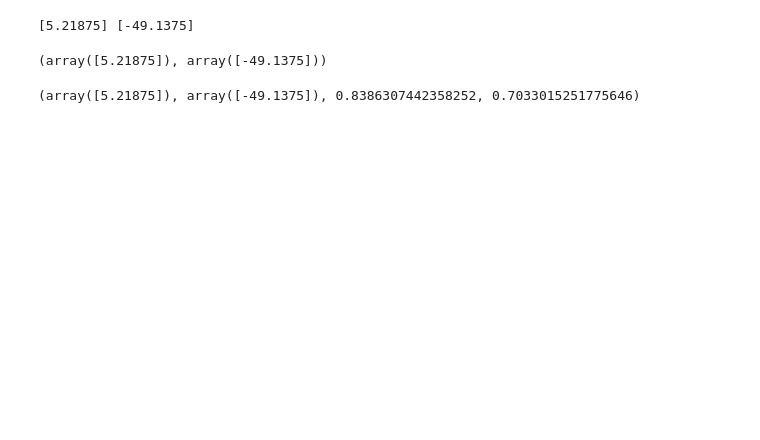
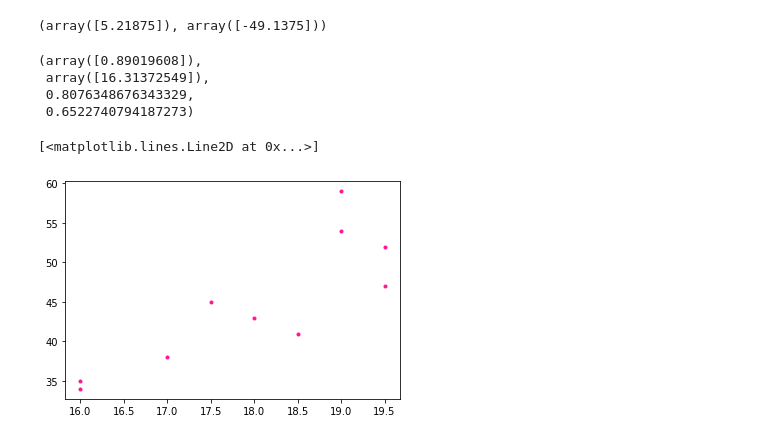
Before and after one commit to englishta/algorithm, a Jupyter notebook: graphic/5/18t1040x.ipynb, the cells around one changed output. Saved outputs shown, nothing was run; the diff lists cells and outputs as text; code cells hidden in the pictures; blank space fills up the shorter version.

```diff
--- a/graphic/5/18t1040x.ipynb
+++ b/graphic/5/18t1040x.ipynb
@@ -13,7 +13,6 @@ def kaiki_bunseki(x, y):
     A = np.dot(r1, r2)
     a = A[0]
     b = A[1]
-    print(a, b)
 
     return a, b
 
@@ -22,8 +21,7 @@ x2=[30, 25, 20, 30, 45, 35, 25, 35, 35, 40]
 y=[45, 38, 41, 34, 59, 47, 35, 43, 54, 52]
 kaiki_bunseki(x1, y)
 # %% [output]
-[5.21875] [-49.1375]
+(array([5.21875]), array([-49.1375]))
-(array([5.21875]), array([-49.1375]))
 # %%
 def kaiki_bunseki(x, y):
 
@@ -51,6 +49,17 @@ def kaiki_bunseki(x, y):
     x2=[30, 25, 20, 30, 45, 35, 25, 35, 35, 40]
     y=[45, 38, 41, 34, 59, 47, 35, 43, 54, 52]
 
-kaiki_bunseki(x1, y)
+kaiki_bunseki(x2, y)
 # %% [output]
-(array([5.21875]), array([-49.1375]), 0.8386307442358252, 0.7033015251775646)
+(array([0.89019608]),
+ array([16.31372549]),
+ 0.8076348676343329,
+ 0.6522740794187273)
+# %%
+x1=[17.5, 17.0, 18.5, 16.0, 19.0, 19.5, 16.0, 18.0, 19.0, 19.5]
+x2=[30, 25, 20, 30, 45, 35, 25, 35, 35, 40]
+y=[45, 38, 41, 34, 59, 47, 35, 43, 54, 52]
+plt.plot(x1, y, '.', color = 'deeppink')
+# %% [output]
+[<matplotlib.lines.Line2D at 0x...>]
+[figure, added]
```
Also changed, not shown: parts of 3 cells of this notebook, 2 other files.
